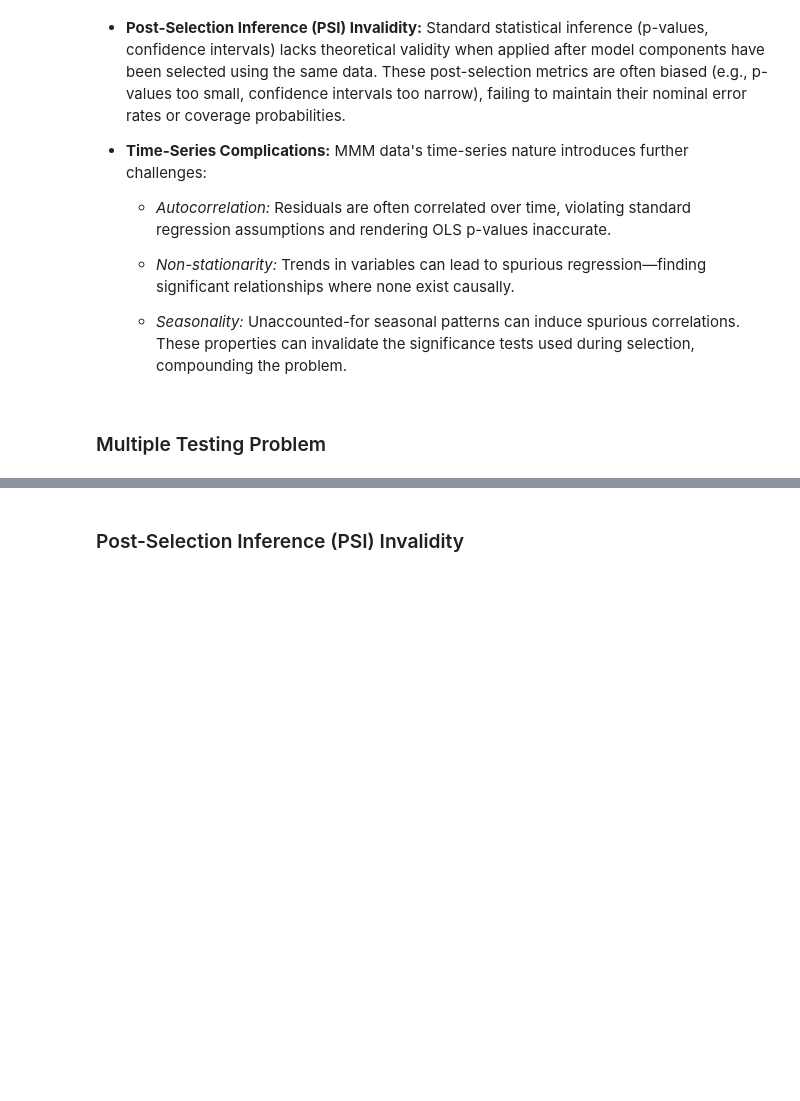
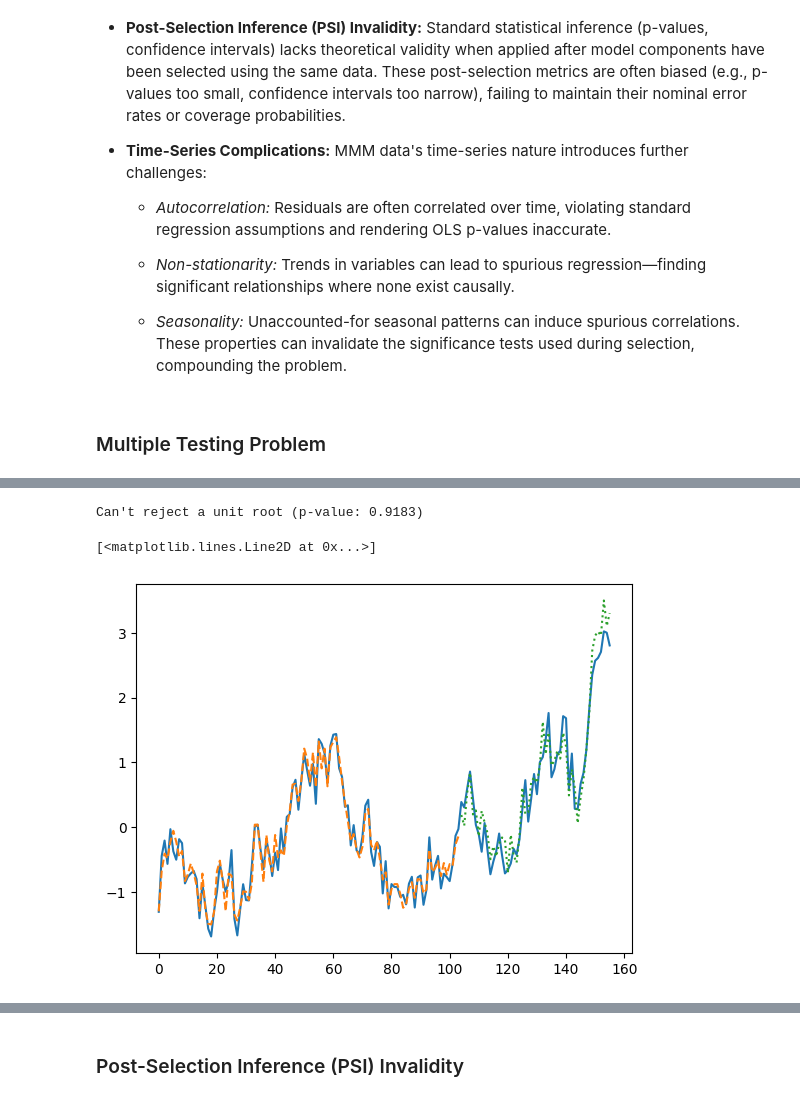
Before and after one commit to redam94/common_regression_issues, a Jupyter notebook: nbs/02_the_illusion_of_significance.ipynb, the cells around one changed output, grey strips where cells are left out. Saved outputs shown, nothing was run; the diff lists cells and outputs as text; code cells hidden in the pictures; blank space fills up the shorter version.

Commit message:
Feature: Added Section on variable selection

```diff
--- a/nbs/02_the_illusion_of_significance.ipynb
+++ b/nbs/02_the_illusion_of_significance.ipynb
@@ -54,0 +259,6 @@ The selection of factors and transformations in MMM faces a confluence of statis
+# %%
+data = simulate_multiple_data(seed=102)
+train_data = data.iloc[:104]
+results = run_stepwise_selection(train_data, add_media=False)
+prediction = results[-1]['model'].predict()
+results[-1]['model'].summary()
@@ -54,0 +297,32 @@ The selection of factors and transformations in MMM faces a confluence of statis
+# %%
+X = sm.add_constant(data.iloc[104:][results[-1]['predictors']])
+test_prediction = results[-1]['model'].predict(X)
+# %%
+adfuller_test = adfuller(data['sales'])
+if (pvalue := adfuller_test[1])>0.05:
+    print(f"Can't reject a unit root (p-value: {pvalue:.4f})")
+else:
+    print(f"Reject a unit root (p-value: {pvalue:.4f})")
+# %% [output]
+Can't reject a unit root (p-value: 0.9183)
+# %%
+demeaned_sales = (data['sales']-np.mean(data['sales']))
+std_sales = demeaned_sales/np.std(data['sales'], ddof=1)
+demeaned_prediction = (prediction-np.mean(data['sales']))
+std_prediction = demeaned_prediction/np.std(data['sales'], ddof=1)
+test_prediction_demeaned = (test_prediction-np.mean(data['sales']))
+std_test_prediction = test_prediction_demeaned/np.std(data['sales'], ddof=1)
+demeaned_random_walk_9 = (data['random_walk_9']-np.mean(data['random_walk_9']))
+std_random_walk_9 = demeaned_random_walk_9/np.std(data['random_walk_9'], ddof=1)
+demeaned_random_seasonal = data['random_seasonal_1']-np.mean(data['random_seasonal_1'])
+std_random_seasonal = demeaned_random_seasonal/np.std(data['random_seasonal_1'], ddof=1)
+
+
+plt.plot(std_sales, label='Sales')
+plt.plot(std_prediction, label='Predicted Sales', linestyle='--')
+plt.plot(np.arange(104, 156), std_test_prediction, label='Test Prediction', linestyle=':')
+#plt.plot(std_random_seasonal, label='Random Seasonal 0', linestyle='-.')
+#plt.plot(std_random_walk_9, label='Random Walk 9', linestyle=':')
+# %% [output]
+[<matplotlib.lines.Line2D at 0x...>]
+[figure, added]
```
Also changed, not shown: parts of 19 cells of this notebook.
